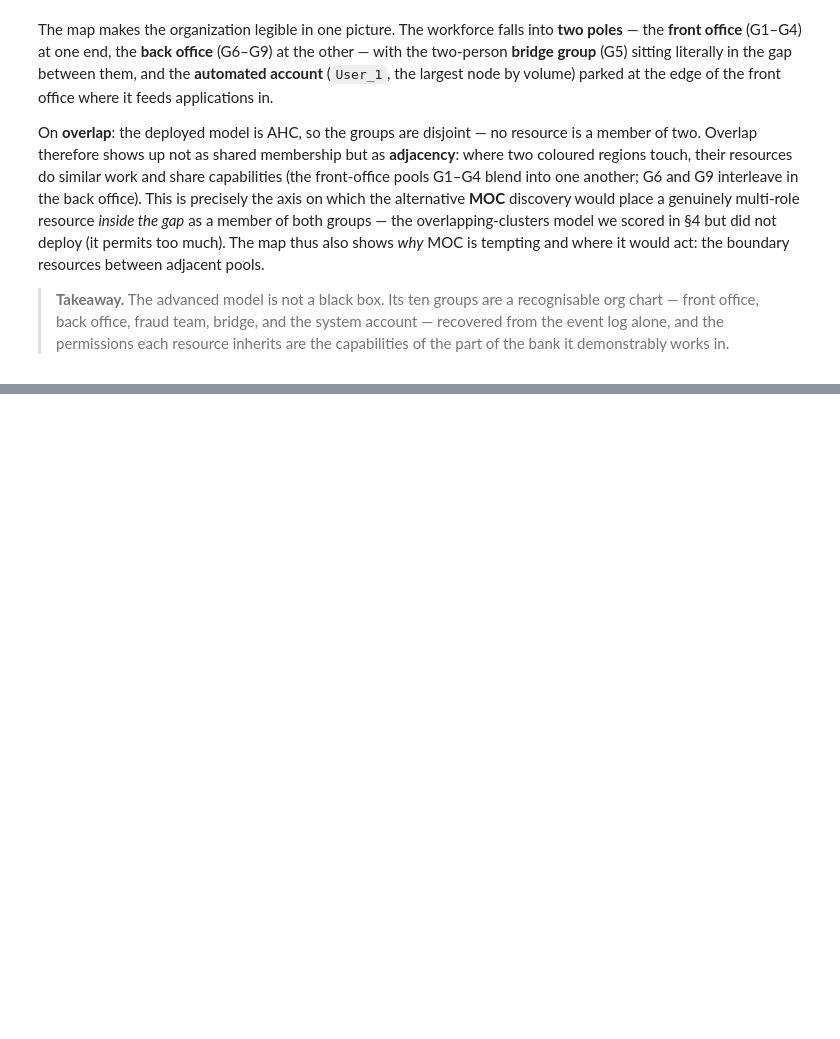
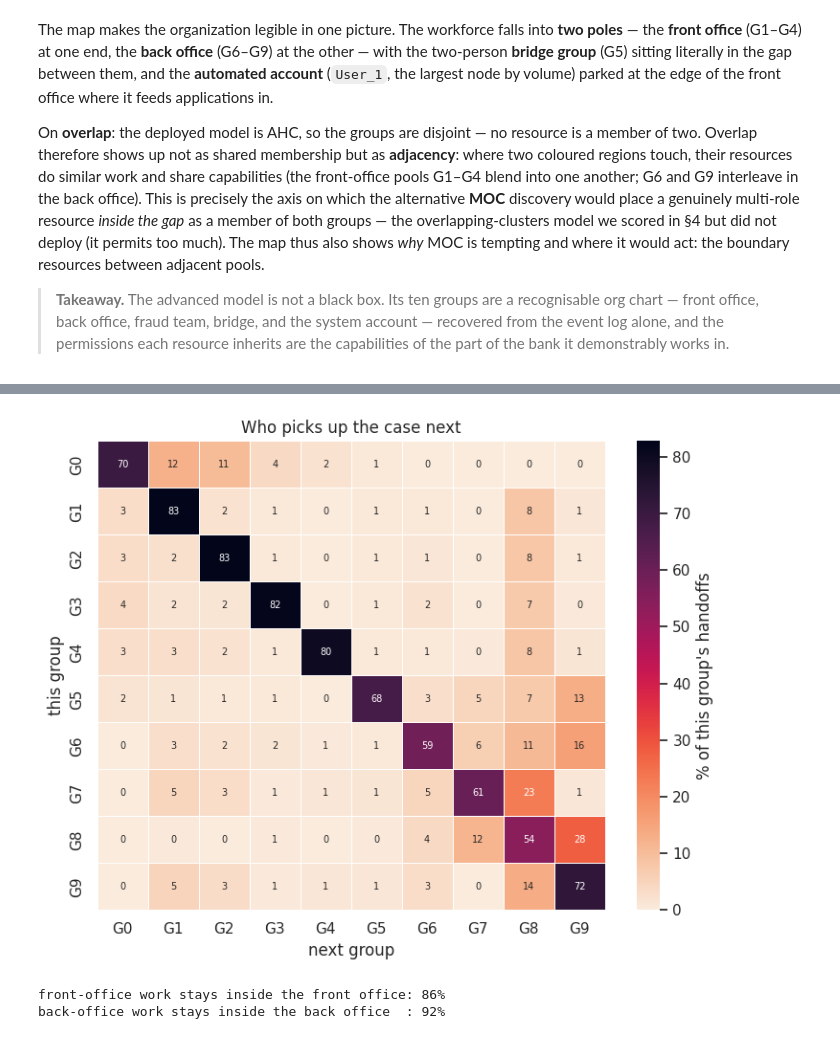
Before and after one commit to ophdn/bpic17-process-mining-group-assignment, a Jupyter notebook: notebooks/02_resource_permissions.ipynb, the cells around one changed output, grey strips where cells are left out. Cells and saved outputs as stored; diff of their text form; code cells hidden in the pictures; blank space fills up the shorter version.

```diff
--- a/notebooks/02_resource_permissions.ipynb
+++ b/notebooks/02_resource_permissions.ipynb
@@ -592,0 +718,22 @@ On **overlap**: the deployed model is AHC, so the groups are disjoint — no res
+# %%
+# Does work flow between the halves, or stay put? Look at who picks the case up next.
+seq = work[["case:concept:name", "time:timestamp", "grp"]].sort_values(
+    ["case:concept:name", "time:timestamp"], kind="mergesort")
+seq["next_grp"] = seq.groupby("case:concept:name", observed=True)["grp"].shift(-1)
+ho = pd.crosstab(seq["grp"], seq["next_grp"]).reindex(index=G, columns=G).fillna(0)
+ho_pct = ho.div(ho.sum(axis=1).replace(0, np.nan), axis=0) * 100
+del seq; gc.collect()
+
+fig, ax = plt.subplots(figsize=(7.5, 6))
+sns.heatmap(ho_pct, ax=ax, cmap="rocket_r", annot=True, fmt=".0f", annot_kws={"size": 7},
+            linewidths=.4, linecolor="white", cbar_kws={"label": "% of this group's handoffs"},
+            xticklabels=[f"G{i}" for i in G], yticklabels=[f"G{i}" for i in G])
+ax.set(title="Who picks up the case next", xlabel="next group", ylabel="this group")
+plt.tight_layout(); plt.show()
+
+print(f"front-office work stays inside the front office: {ho_pct.loc[FRONT, FRONT].sum(axis=1).mean():.0f}%")
+print(f"back-office work stays inside the back office  : {ho_pct.loc[BACK, BACK].sum(axis=1).mean():.0f}%")
+# %% [output]
+[figure, added]
+front-office work stays inside the front office: 86%
+back-office work stays inside the back office  : 92%
```
Also changed, not shown: parts of 13 cells of this notebook, 1 other file.
